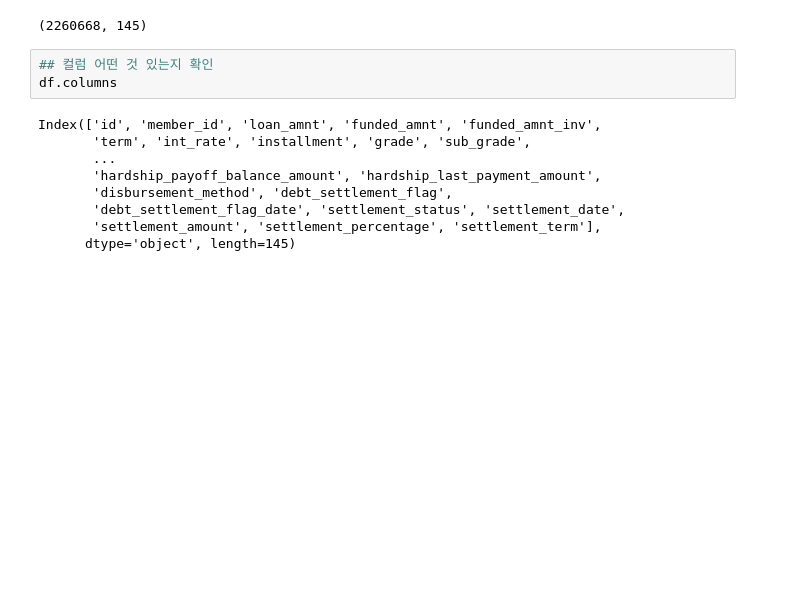
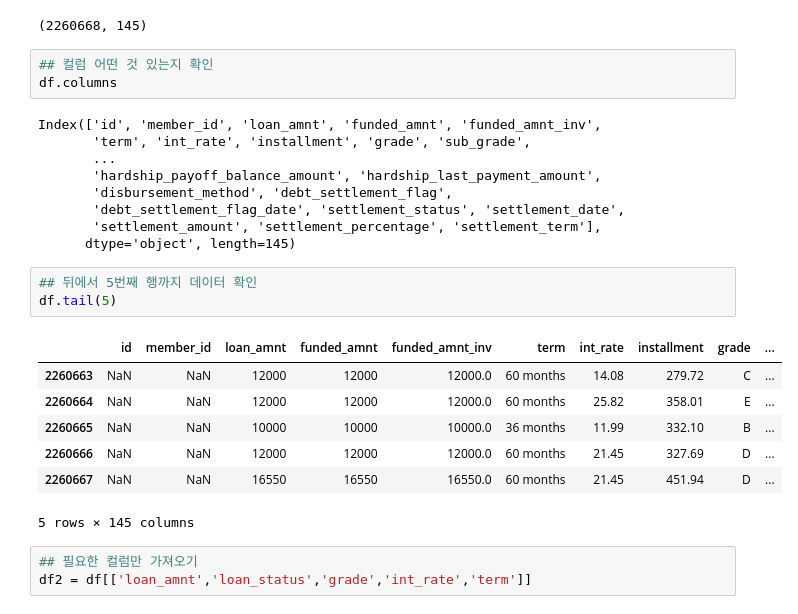
Before and after one commit to efforthye/human-ai, a Jupyter notebook: workspace/3-05) pandas를 활용한 데이터 분석 실습.ipynb, the cells around one changed output. Drawn from its saved outputs; the diff is of its cells as text; blank space fills up the shorter version.

```diff
--- a/workspace/3-05) pandas를 활용한 데이터 분석 실습.ipynb
+++ b/workspace/3-05) pandas를 활용한 데이터 분석 실습.ipynb
@@ -37,3 +40,17 @@ Index(['id', 'member_id', 'loan_amnt', 'funded_amnt', 'funded_amnt_inv',
        'debt_settlement_flag_date', 'settlement_status', 'settlement_date',
        'settlement_amount', 'settlement_percentage', 'settlement_term'],
       dtype='object', length=145)
+# %%
+## 뒤에서 5번째 행까지 데이터 확인
+df.tail(5)
+# %% [output]
+|  | id | member_id | loan_amnt | funded_amnt | funded_amnt_inv | term | int_rate | installment | grade | ... |
+| 2260663 | NaN | NaN | 12000 | 12000 | 12000.0 | 60 months | 14.08 | 279.72 | C | ... |
+| 2260664 | NaN | NaN | 12000 | 12000 | 12000.0 | 60 months | 25.82 | 358.01 | E | ... |
+| 2260665 | NaN | NaN | 10000 | 10000 | 10000.0 | 36 months | 11.99 | 332.10 | B | ... |
+| 2260666 | NaN | NaN | 12000 | 12000 | 12000.0 | 60 months | 21.45 | 327.69 | D | ... |
+| 2260667 | NaN | NaN | 16550 | 16550 | 16550.0 | 60 months | 21.45 | 451.94 | D | ... |
+5 rows × 145 columns
+# %%
+## 필요한 컬럼만 가져오기
+df2 = df[['loan_amnt','loan_status','grade','int_rate','term']]
```
Also changed, not shown: parts of 35 cells of this notebook, 9 other files.
